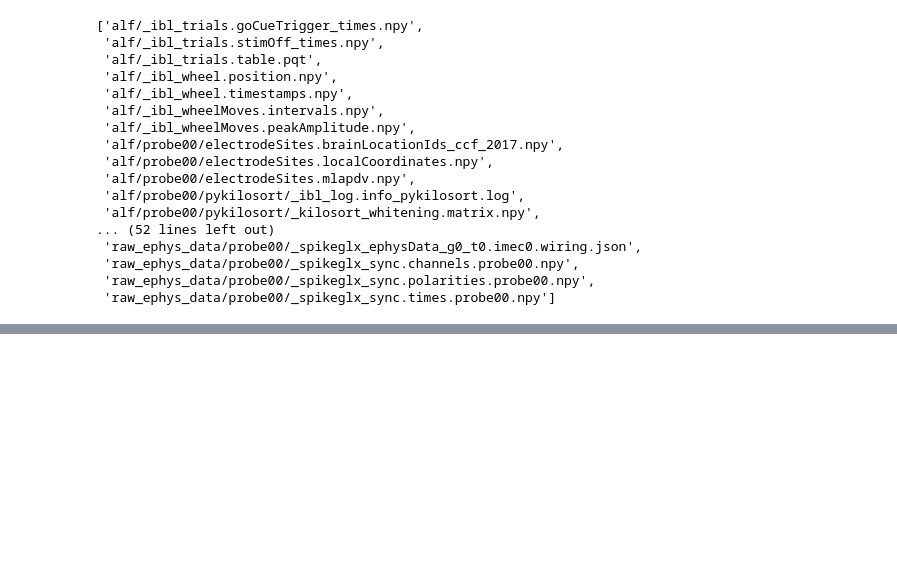
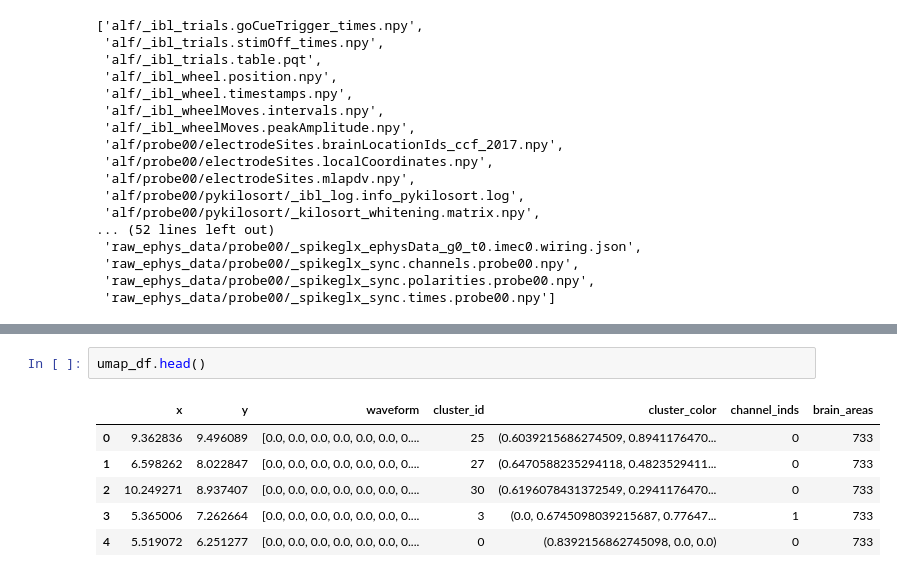
Before and after one commit to mariakesa/EAPWaveform_PrelimAnalysis, a Jupyter notebook: notebooks/WaveformAnalysis2.ipynb, the cells around one changed output, grey strips where cells are left out. Drawn from its saved outputs; the diff is of its cells as text; blank space fills up the shorter version.

```diff
--- a/notebooks/WaveformAnalysis2.ipynb
+++ b/notebooks/WaveformAnalysis2.ipynb
@@ -251,0 +260,9 @@ one.list_datasets(eid)
+# %%
+umap_df.head()
+# %% [output]
+|  | x | y | waveform | cluster_id | cluster_color | channel_inds | brain_areas |
+| 0 | 9.362836 | 9.496089 | [0.0, 0.0, 0.0, 0.0, 0.0, 0.0, 0.... | 25 | (0.6039215686274509, 0.8941176470... | 0 | 733 |
+| 1 | 6.598262 | 8.022847 | [0.0, 0.0, 0.0, 0.0, 0.0, 0.0, 0.... | 27 | (0.6470588235294118, 0.4823529411... | 0 | 733 |
+| 2 | 10.249271 | 8.937407 | [0.0, 0.0, 0.0, 0.0, 0.0, 0.0, 0.... | 30 | (0.6196078431372549, 0.2941176470... | 0 | 733 |
+| 3 | 5.365006 | 7.262664 | [0.0, 0.0, 0.0, 0.0, 0.0, 0.0, 0.... | 3 | (0.0, 0.6745098039215687, 0.77647... | 1 | 733 |
+| 4 | 5.519072 | 6.251277 | [0.0, 0.0, 0.0, 0.0, 0.0, 0.0, 0.... | 0 | (0.8392156862745098, 0.0, 0.0) | 0 | 733 |
```
Also changed, not shown: parts of 12 cells of this notebook, 2 other files.
